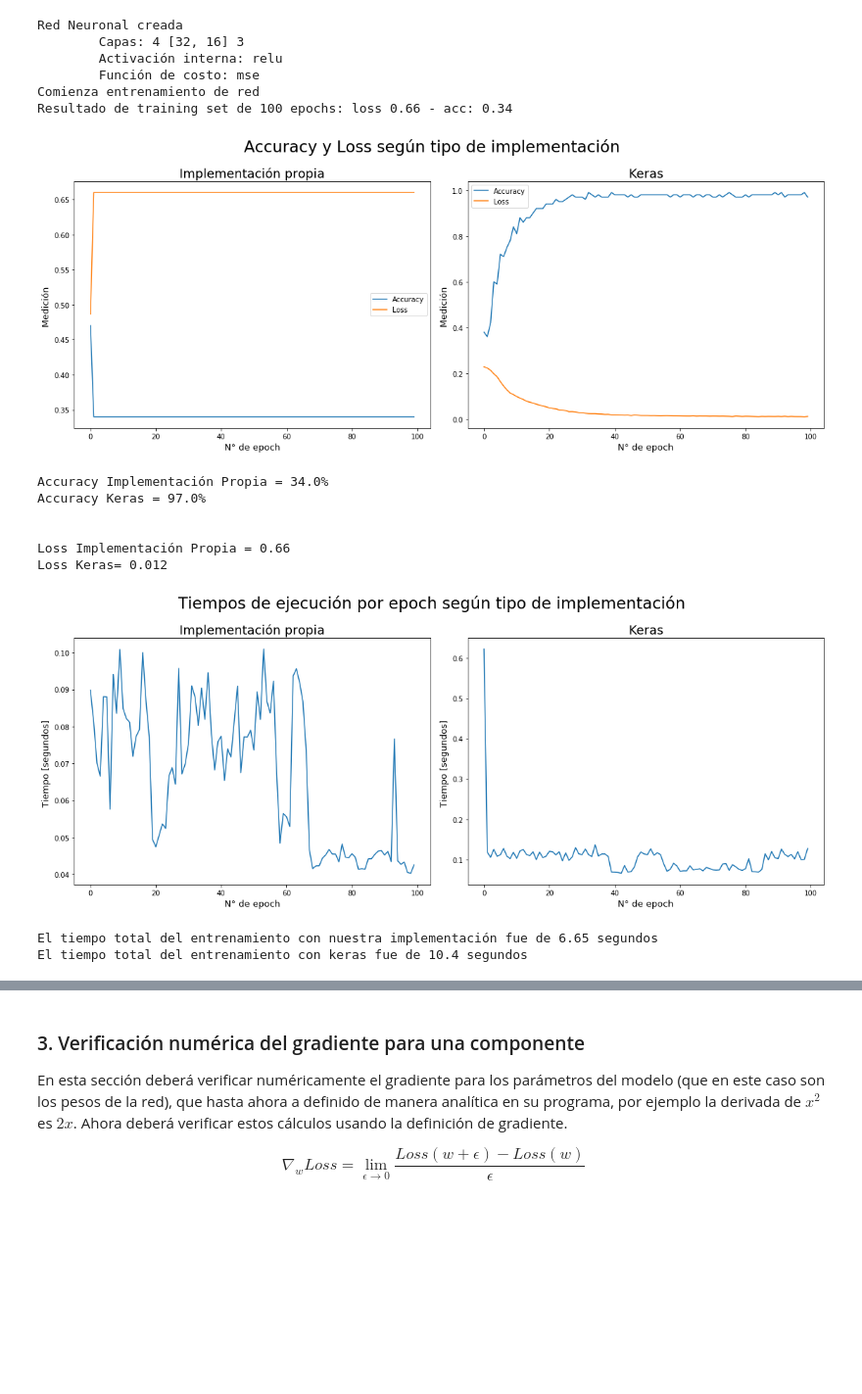
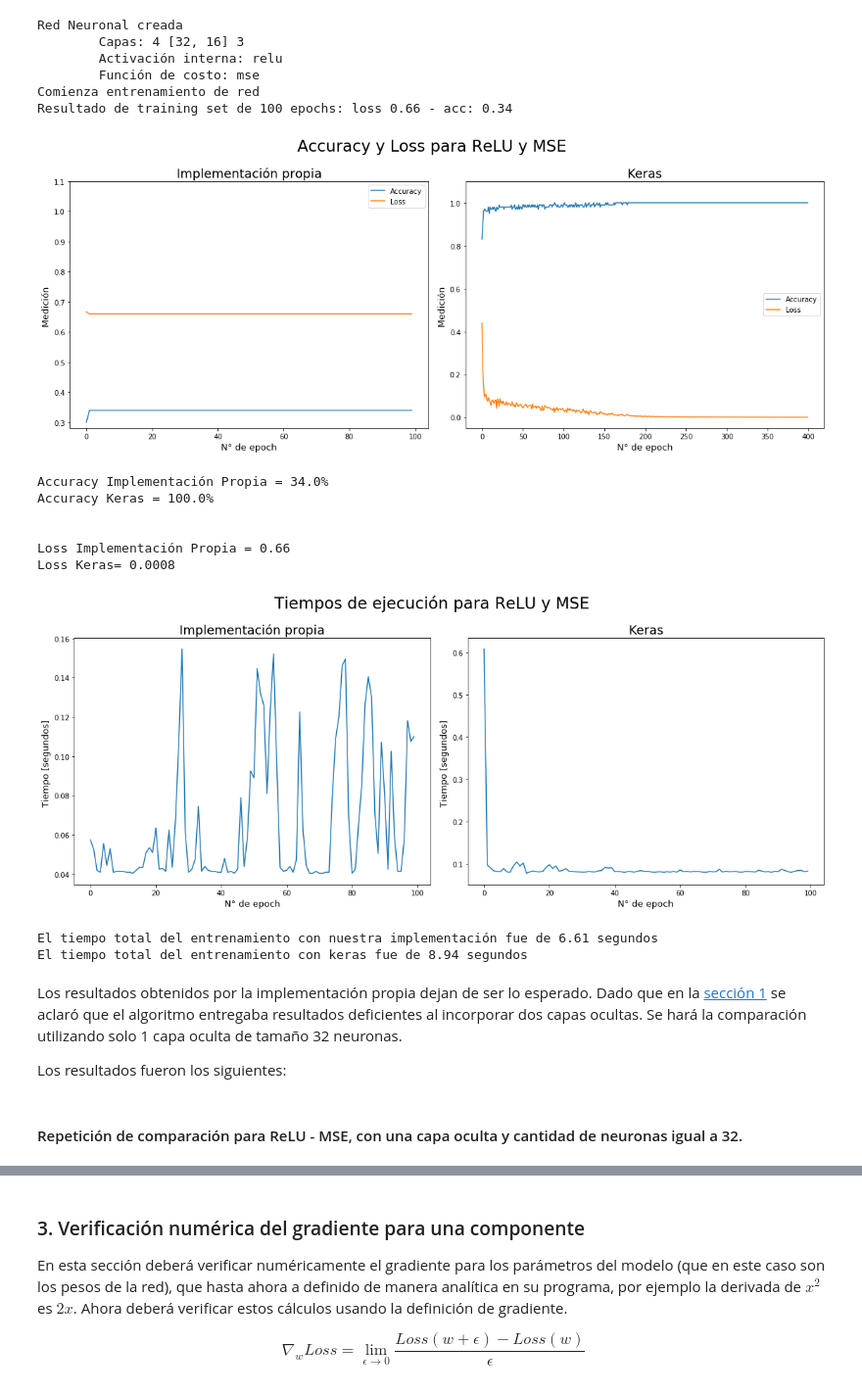
Before and after one commit to nachotp/Tarea0-INF395, a Jupyter notebook: Tarea-0-Felipe.ipynb, the cells around one changed output, grey strips where cells are left out. Shown at 98% size. Saved outputs shown, nothing was run; the diff lists cells and outputs as text; code cells hidden in the pictures; blank space fills up the shorter version.

```diff
--- a/Tarea-0-Felipe.ipynb
+++ b/Tarea-0-Felipe.ipynb
@@ -530,0 +987,5 @@ Fuera de esto, el resto de las predicciones no fallaron obteniéndose un 100% de
+# %%
+# Arco tangente - MSE
+nn_am = RedNeuronal(4, [16,32], 3, "arctan", "mse")
+# Arco tangente - Cross Entropy
+nn_ac = RedNeuronal(4, [16,32], 3, "arctan", "crossentropy")
@@ -770,0 +1357,18 @@ El tiempo total del entrenamiento con keras fue de 9.6 segundos
+# %%
+#Aumento del numero de epochs del algoritmo utilizado por Keras (Se reinicia la red)
+model = Sequential()
+model.add(Dense(32, input_dim=x_test.shape[1], activation="sigmoid"))
+model.add(Dense(16, activation="sigmoid"))
+model.add(Dense(3, activation="softmax"))
+model.compile(optimizer=SGD(lr=0.1),loss="mse", metrics=["accuracy"])
+tiempos_keras_sm = TimingCallback()
+keras_sm = model.fit(x_train, y_onehot_train, epochs=300, batch_size=1, verbose=0, callbacks=[tiempos_keras_sm])
+accuracy_keras_sm = keras_sm.history['acc']
+loss_keras_sm = keras_sm.history['loss']
+
+#Aumento del numero de epochs del algoritmo propio (Se reinicia la red)
+nn_sm = RedNeuronal(4, [32, 16], 3, "sigmoid", "mse")
+nn_sm.train(x_train, y_onehot_train, 300, 0.1, verbose = False)
+loss_propia_sm = nn_sm.log['loss']
+accuracy_propia_sm = nn_sm.log['accuracy']
+tiempo_propia_sm = nn_sm.log['tiempo']
@@ -869,0 +1553,19 @@ El tiempo total del entrenamiento con keras fue de 8.97 segundos
+# %%
+num_epochs = 400
+
+#Implementación Keras(Se reinicia la red)
+model = Sequential()
+model.add(Dense(32, input_dim=x_test.shape[1], activation="relu"))
+model.add(Dense(3, activation="softmax"))
+model.compile(optimizer=SGD(lr=0.1),loss="categorical_crossentropy", metrics=["accuracy"])
+tiempos_keras_rc = TimingCallback()
+keras_rc = model.fit(x_train, y_onehot_train, epochs=num_epochs, batch_size=1, verbose=0, callbacks=[tiempos_keras_rc])
+accuracy_keras_rc = keras_rc.history['acc']
+loss_keras_rc = keras_rc.history['loss']
+
+#Algoritmo propio (Se reinicia la red)
+nn_rc = RedNeuronal(4, [32], 3, "relu", "crossentropy")
+nn_rc.train(x_train, y_onehot_train, num_epochs, 0.1, verbose = False)
+loss_propia_rc = nn_rc.log['loss']
+accuracy_propia_rc = nn_rc.log['accuracy']
+tiempo_propia_rc = nn_rc.log['tiempo']
@@ -906,8 +1683,10 @@ Red Neuronal creada
 Comienza entrenamiento de red
 Resultado de training set de 100 epochs: loss 0.66 - acc: 0.34
 # %%
+x = [max(accuracy_propia_rm),max(loss_propia_rm), max(accuracy_keras_rm), max(loss_keras_rm)]
+valor_maximo = max(x)+0.1
 plt.figure(1, figsize=(16,6))
-plt.suptitle("Accuracy y Loss según tipo de implementación \n \n", fontsize=23, y=1.07)
+plt.suptitle("Accuracy y Loss para ReLU y MSE \n \n", fontsize=23, y=1.07)
 
 plt.subplot(121)
 plt.title("Implementación propia",fontsize=18)
@@ -915,6 +1694,7 @@ plt.plot(range(len(accuracy_propia_rm)), accuracy_propia_rm, label="Accuracy")
 plt.plot(range(len(loss_propia_rm)), loss_propia_rm, label="Loss")
 plt.ylabel('Medición ', fontsize=13)
 plt.xlabel('N° de epoch', fontsize=13)
+plt.ylim(ymax=valor_maximo)
 plt.legend()
 
 plt.subplot(122)
@@ -923,6 +1703,7 @@ plt.plot(range(len(accuracy_keras_rm)), accuracy_keras_rm, label="Accuracy")
 plt.plot(range(len(loss_keras_rm)), loss_keras_rm, label="Loss")
 plt.ylabel('Medición ', fontsize=13)
 plt.xlabel('N° de epoch', fontsize=13)
+plt.ylim(ymax=valor_maximo)
 plt.legend()
 
 plt.tight_layout()
@@ -934,35 +1715,41 @@ print("\n")
 print("Loss Implementación Propia = "+str(round(loss_propia_rm[-1],4)))
 print("Loss Keras= "+str(round(loss_keras_rm[-1],4)))
 # %% [output]
-[figure, old version]
+[figure, new version]
 Accuracy Implementación Propia = 34.0%
-Accuracy Keras = 97.0%
+Accuracy Keras = 100.0%
 
 
 Loss Implementación Propia = 0.66
-Loss Keras= 0.012
+Loss Keras= 0.0008
 # %%
 plt.figure(1, figsize=(16,6))
-plt.suptitle("Tiempos de ejecución por epoch según tipo de implementación \n \n", fontsize=23, y=1.07)
+plt.suptitle("Tiempos de ejecución para ReLU y MSE \n \n", fontsize=23, y=1.07)
 
 plt.subplot(121)
 plt.title("Implementación propia",fontsize=18)
 plt.plot(range(len(tiempo_propia_rm)), tiempo_propia_rm)
 plt.ylabel('Tiempo [segundos] ', fontsize=13)
 plt.xlabel('N° de epoch', fontsize=13)
 
 plt.subplot(122)
 plt.title("Keras",fontsize=18)
 plt.plot(range(len(tiempos_keras_rm.logs)), tiempos_keras_rm.logs)
 plt.ylabel('Tiempo [segundos] ', fontsize=13)
 plt.xlabel('N° de epoch', fontsize=13)
 
 plt.tight_layout()
 plt.show()
 
 print("El tiempo total del entrenamiento con nuestra implementación fue de "+str(round(sum(tiempo_propia_rm),2))+" segundos")
 print("El tiempo total del entrenamiento con keras fue de "+str(round(sum(tiempos_keras_rm.logs),2))+" segundos")
 # %% [output]
-[figure, old version]
+[figure, new version]
-El tiempo total del entrenamiento con nuestra implementación fue de 6.65 segundos
-El tiempo total del entrenamiento con keras fue de 10.4 segundos
+El tiempo total del entrenamiento con nuestra implementación fue de 6.61 segundos
+El tiempo total del entrenamiento con keras fue de 8.94 segundos
+# %% [markdown]
+Los resultados obtenidos por la implementación propia dejan de ser lo esperado. Dado que en la [sección 1](#primero) se aclaró que el algoritmo entregaba resultados deficientes al incorporar dos capas ocultas. Se hará la comparación utilizando solo 1 capa oculta de tamaño 32 neuronas.
+
+Los resultados fueron los siguientes:
+# %% [markdown]
+#### Repetición de comparación para ReLU - MSE, con una capa oculta y cantidad de neuronas igual a 32.
```
Also changed, not shown: parts of 68 cells of this notebook, 1 other file.
